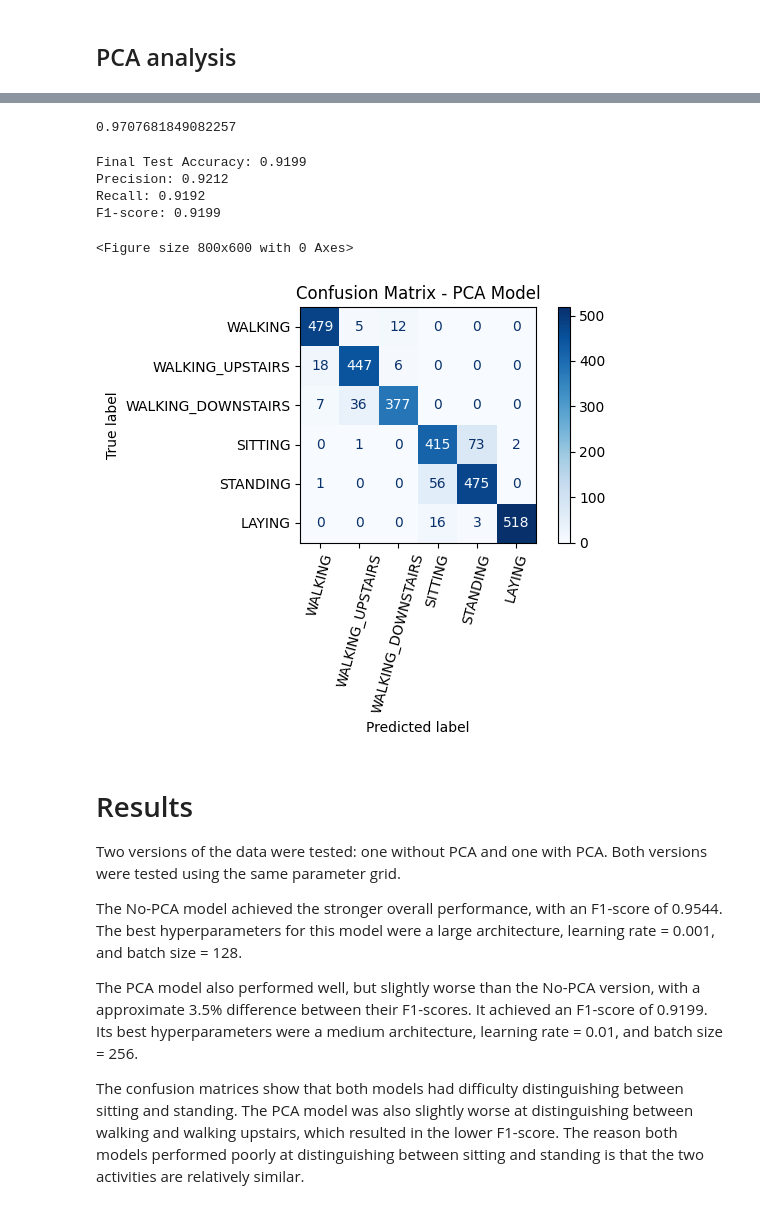
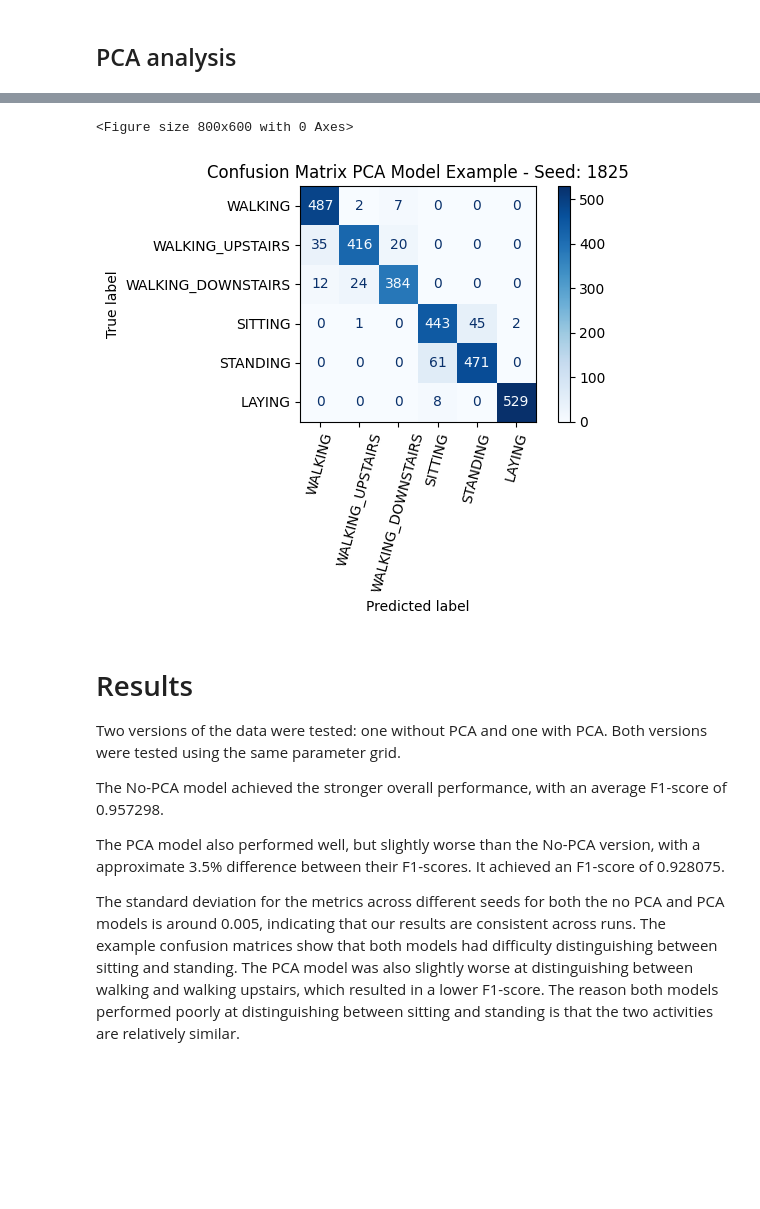
Before and after one commit to rominaba/motion-intent-recognition-for-assistive-robotics, a Jupyter notebook: notebooks/MLPClassifier.ipynb, the cells around one changed output, grey strips where cells are left out. Cells and saved outputs as stored; diff of their text form; code cells hidden in the pictures; blank space fills up the shorter version.

Commit message:
Added seed runs to MLP model

```diff
--- a/notebooks/MLPClassifier.ipynb
+++ b/notebooks/MLPClassifier.ipynb
@@ -328,14 +460,17 @@ y_val_t = torch.tensor(y_val, dtype=torch.long)
 X_test_t = torch.tensor(X_test_s, dtype=torch.float32)
 y_test_t = torch.tensor(y_test_enc, dtype=torch.long)
 # %%
-best_model, best_params, best_score, results = MLPClassifier.grid_search_mlp(
-    X_train_t, y_train_t,
-    X_val_t, y_val_t,
+data_no_PCA, y_true, y_pred, seed = MLPClassifier.run_across_seeds(
+    X_train_t,
+    y_train_t,
+    X_val_t,
+    y_val_t,
+    X_test_t,
+    y_test_t,
     input_dim=X_train_t.shape[1],
     num_classes=len(torch.unique(y_train_t)),
-    param_grid=param_grid
+    param_grid=param_grid,
+    n_seeds=5,
+    random_state=RANDOM_STATE,
 )
-
-print("\nBest Params:", best_params)
-print("Best Validation Accuracy:", best_score)
 # %% [output]
@@ -433,14 +541,17 @@ y_val_t_pca = torch.tensor(y_val, dtype=torch.long)
 X_test_t_pca = torch.tensor(X_test_s_pca, dtype=torch.float32)
 y_test_t_pca = torch.tensor(y_test_enc, dtype=torch.long)
 # %%
-best_model_pca, best_params_pca, best_score_pca, results_pca = MLPClassifier.grid_search_mlp(
-    X_train_t_pca, y_train_t_pca,
-    X_val_t_pca, y_val_t_pca,
+data_PCA, y_true_pca, y_pred_pca, seed_pca = MLPClassifier.run_across_seeds(
+    X_train_t_pca,
+    y_train_t_pca,
+    X_val_t_pca,
+    y_val_t_pca,
+    X_test_t_pca,
+    y_test_t_pca,
     input_dim=X_train_t_pca.shape[1],
     num_classes=len(torch.unique(y_train_t_pca)),
-    param_grid=param_grid
+    param_grid=param_grid,
+    n_seeds=5,
+    random_state=RANDOM_STATE,
 )
-
-print("\nBest Params:", best_params_pca)
-print("Best Validation Accuracy:", best_score_pca)
 # %% [output]
@@ -464,50 +575,23 @@ Best Validation Accuracy: 0.973487423521414
-# %%
-final_model_pca = MLPClassifier(
-    input_dim=X_train_t_pca.shape[1],
-    num_classes=len(torch.unique(y_train_t_pca)),
-    size=best_params_pca["size"]
-)
-
-final_model_pca.fit(
-    X_train_t_pca, y_train_t_pca,
-    X_val_t_pca, y_val_t_pca,
-    lr=best_params_pca["lr"],
-    batch_size=best_params_pca["batch_size"],
-    epochs=30
-)
-# %% [output]
-0.9707681849082257
-# %%
-y_pred_pca, y_true_pca, test_acc_pca = final_model_pca.evaluate(X_test_t_pca, y_test_t_pca)
-print(f"Final Test Accuracy: {test_acc_pca:.4f}")
-print(f"Precision: {precision_score(y_true_pca, y_pred_pca, average='macro', zero_division=0):.4f}")
-print(f"Recall: {recall_score(y_true_pca, y_pred_pca, average='macro', zero_division=0):.4f}")
-print(f"F1-score: {f1_score(y_true_pca, y_pred_pca, average='macro', zero_division=0):.4f}")
-# %% [output]
-Final Test Accuracy: 0.9199
-Precision: 0.9212
-Recall: 0.9192
-F1-score: 0.9199
 # %%
 cm_pca = confusion_matrix(y_true_pca, y_pred_pca)
 
 plt.figure(figsize=(8, 6))
 disp = ConfusionMatrixDisplay(confusion_matrix=cm_pca, display_labels=target_names)
 disp.plot(cmap="Blues", values_format="d")
-plt.title("Confusion Matrix - PCA Model")
+plt.title(f"Confusion Matrix PCA Model Example - Seed: {seed_pca}")
 plt.xticks(rotation=75)
 plt.tight_layout()
 plt.show()
 # %% [output]
 <Figure size 800x600 with 0 Axes>
-[figure, old version]
+[figure, new version]
 # %% [markdown]
 # Results
 
 Two versions of the data were tested: one without PCA and one with PCA. Both versions were tested using the same parameter grid.
 
-The No-PCA model achieved the stronger overall performance, with an F1-score of 0.9544. The best hyperparameters for this model were a large architecture, learning rate = 0.001, and batch size = 128.
+The No-PCA model achieved the stronger overall performance, with an average F1-score of 0.957298.
 
-The PCA model also performed well, but slightly worse than the No-PCA version, with a approximate 3.5% difference between their F1-scores. It achieved an F1-score of 0.9199. Its best hyperparameters were a medium architecture, learning rate = 0.01, and batch size = 256.
+The PCA model also performed well, but slightly worse than the No-PCA version, with a approximate 3.5% difference between their F1-scores. It achieved an F1-score of 0.928075.
 
-The confusion matrices show that both models had difficulty distinguishing between sitting and standing. The PCA model was also slightly worse at distinguishing between walking and walking upstairs, which resulted in the lower F1-score. The reason both models performed poorly at distinguishing between sitting and standing is that the two activities are relatively similar.
+The standard deviation for the metrics across different seeds for both the no PCA and PCA models is around 0.005, indicating that our results are consistent across runs. The example confusion matrices show that both models had difficulty distinguishing between sitting and standing. The PCA model was also slightly worse at distinguishing between walking and walking upstairs, which resulted in a lower F1-score. The reason both models performed poorly at distinguishing between sitting and standing is that the two activities are relatively similar.
```
Also changed, not shown: parts of 11 cells of this notebook.
